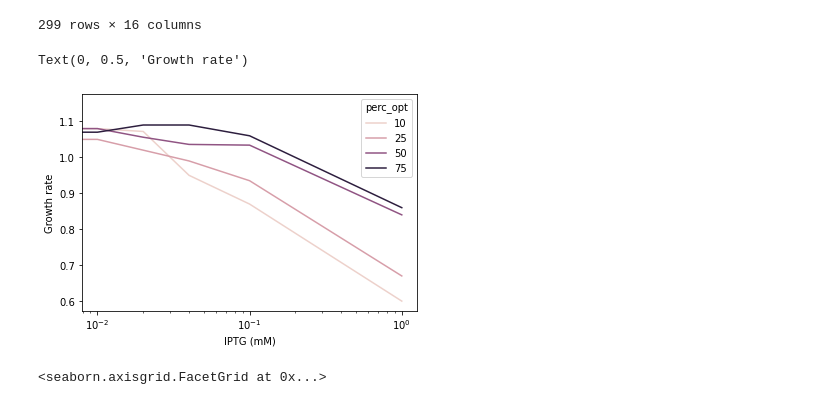
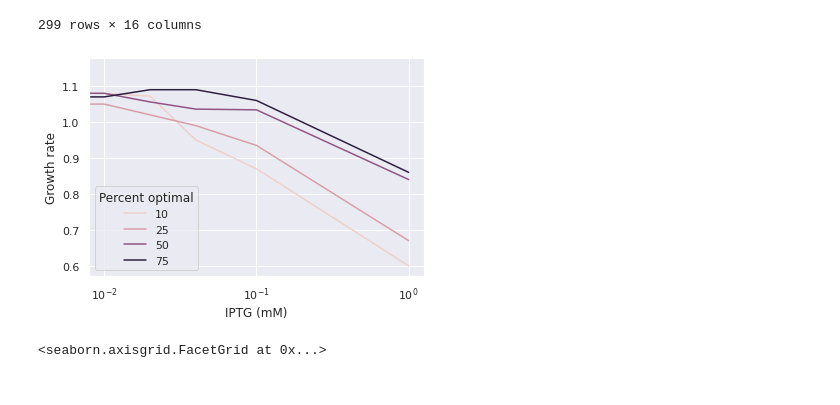
Before and after one commit to alexismhill3/tRNA-dynamics, a Jupyter notebook: notebooks/august-20-2022.ipynb, the cells around one changed output. Saved outputs shown, nothing was run; the diff lists cells and outputs as text; code cells hidden in the pictures.

Commit message:
make gfp deoptimization sim plots for grant proposal

```diff
--- a/notebooks/august-20-2022.ipynb
+++ b/notebooks/august-20-2022.ipynb
@@ -183,15 +183,17 @@ pivot_d
 | 298 | 0.9 | 500 | 0.99 | -1.000000 | 1.000000 | 659.666667 | 2.666667 | ... |
 299 rows × 16 columns
 # %%
+sns.set_theme(color_codes=True)
 cam_results = pd.read_csv("../processed_data/cameron_deop_results_aug.csv")
 
 sns.lineplot(data = cam_results, x = "IPTG", y = "growth_rate", hue = "perc_opt")
 plt.xscale("log")
 plt.xlabel("IPTG (mM)")
 plt.ylabel("Growth rate")
+plt.legend(title="Percent optimal")
+plt.savefig(f"../plots/{date}/gfp_deop_ex.png")
 # %% [output]
-Text(0, 0.5, 'Growth rate')
-[figure, old version]
+[figure, new version]
 # %%
 rcParams['figure.figsize'] = [8, 6]
 # %%
```
Also changed, not shown: parts of 1 cell of this notebook, 2 other files.
